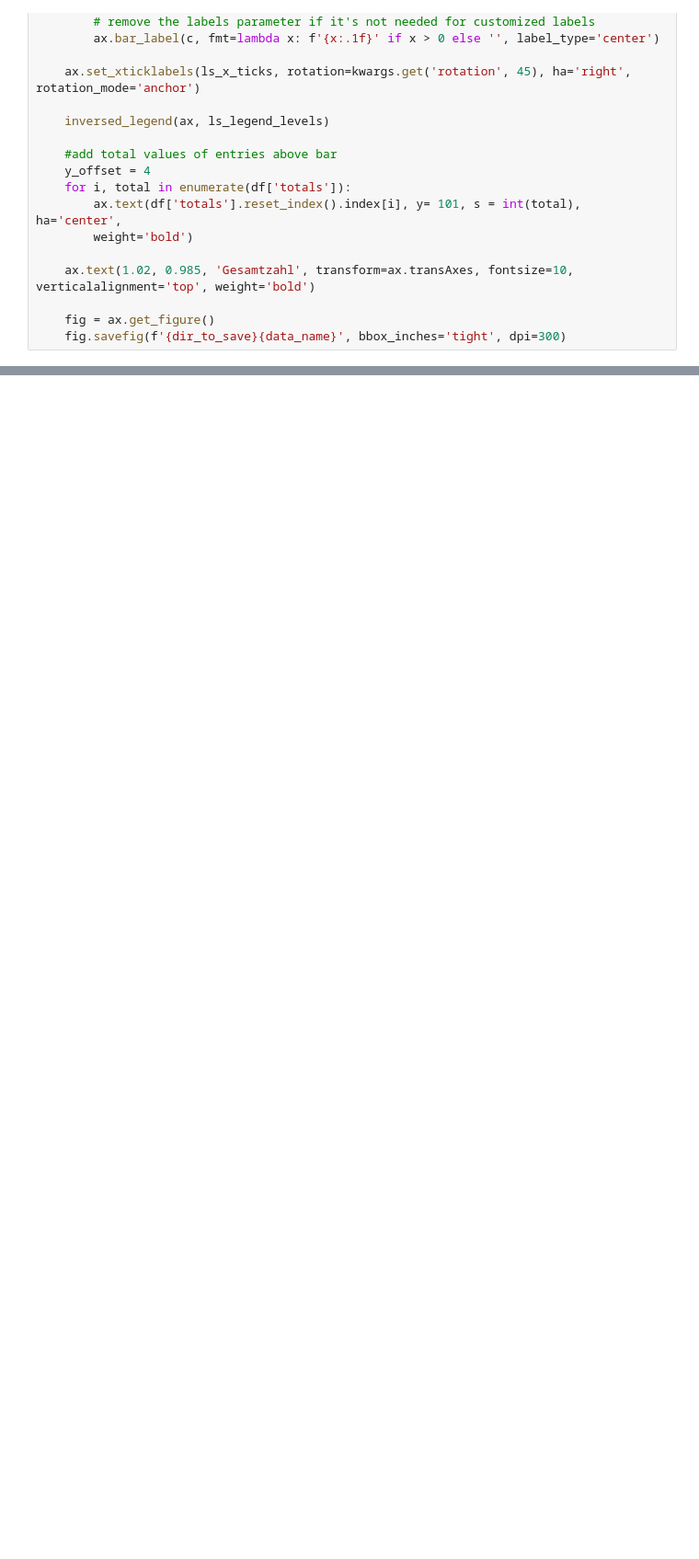
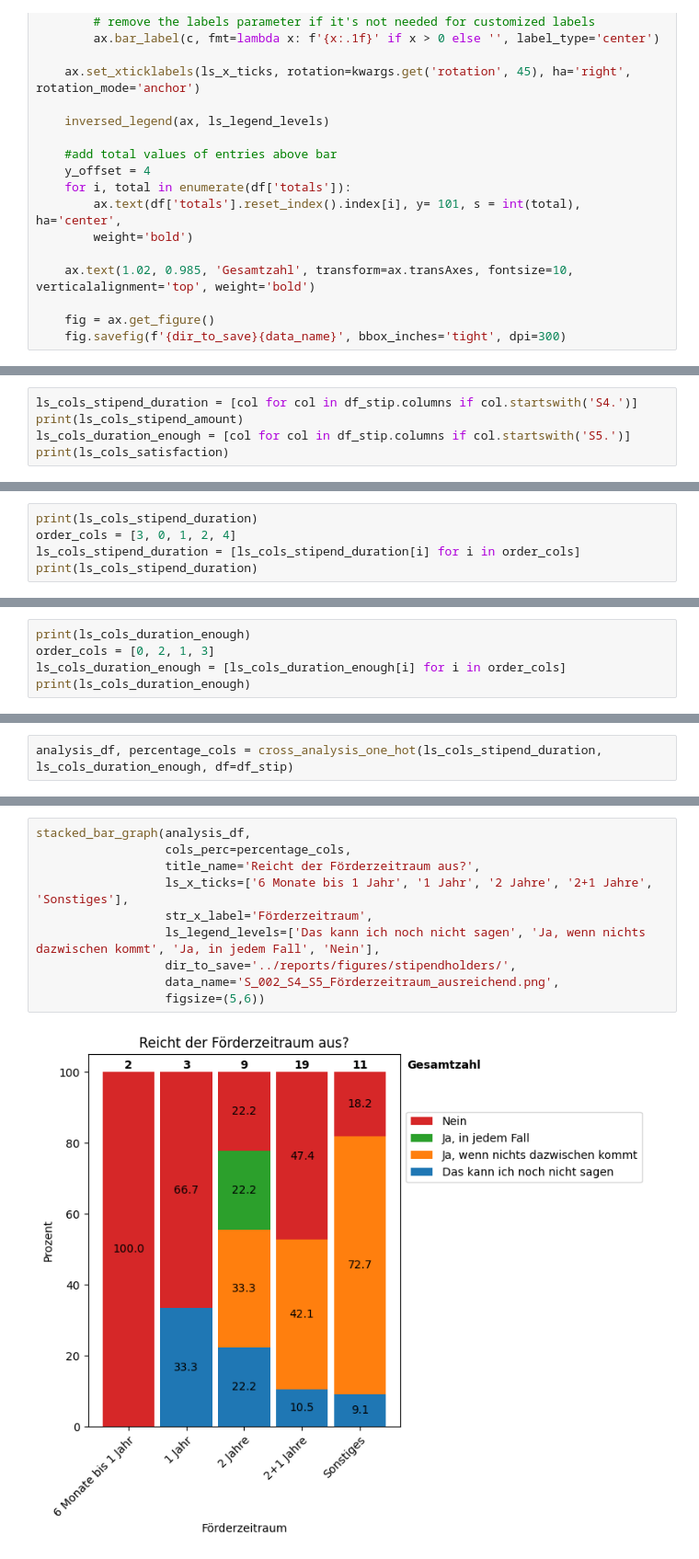
Before and after one commit to michaelgerloff/Survey_working_conditions_art_history, a Jupyter notebook: notebooks/07_Data_Visualization_Stipend.ipynb, the cells around one changed output, grey strips where cells are left out. Shown: that part at 92% size. Drawn from its saved outputs; the diff is of its cells as text; blank space fills up the shorter version.

```diff
--- a/notebooks/07_Data_Visualization_Stipend.ipynb
+++ b/notebooks/07_Data_Visualization_Stipend.ipynb
@@ -459,0 +283,5 @@ stacked_bar_graph(df_experience,
+# %%
+ls_cols_stipend_duration = [col for col in df_stip.columns if col.startswith('S4.')]
+print(ls_cols_stipend_amount)
+ls_cols_duration_enough = [col for col in df_stip.columns if col.startswith('S5.')]
+print(ls_cols_satisfaction)
@@ -459,0 +291,5 @@ stacked_bar_graph(df_experience,
+# %%
+print(ls_cols_stipend_duration)
+order_cols = [3, 0, 1, 2, 4]
+ls_cols_stipend_duration = [ls_cols_stipend_duration[i] for i in order_cols]
+print(ls_cols_stipend_duration)
@@ -459,0 +299,5 @@ stacked_bar_graph(df_experience,
+# %%
+print(ls_cols_duration_enough)
+order_cols = [0, 2, 1, 3]
+ls_cols_duration_enough = [ls_cols_duration_enough[i] for i in order_cols]
+print(ls_cols_duration_enough)
@@ -459,0 +307,2 @@ stacked_bar_graph(df_experience,
+# %%
+analysis_df, percentage_cols = cross_analysis_one_hot(ls_cols_stipend_duration, ls_cols_duration_enough, df=df_stip)
@@ -459,0 +318,12 @@ stacked_bar_graph(df_experience,
+# %%
+stacked_bar_graph(analysis_df,
+                  cols_perc=percentage_cols,
+                  title_name='Reicht der Förderzeitraum aus?',
+                  ls_x_ticks=['6 Monate bis 1 Jahr', '1 Jahr', '2 Jahre', '2+1 Jahre', 'Sonstiges'],
+                  str_x_label='Förderzeitraum',
+                  ls_legend_levels=['Das kann ich noch nicht sagen', 'Ja, wenn nichts dazwischen kommt', 'Ja, in jedem Fall', 'Nein'],
+                  dir_to_save='../reports/figures/stipendholders/',
+                  data_name='S_002_S4_S5_Förderzeitraum_ausreichend.png',
+                  figsize=(5,6))
+# %% [output]
+[figure, added]
```
Also changed, not shown: parts of 61 cells of this notebook, 3 other files.
